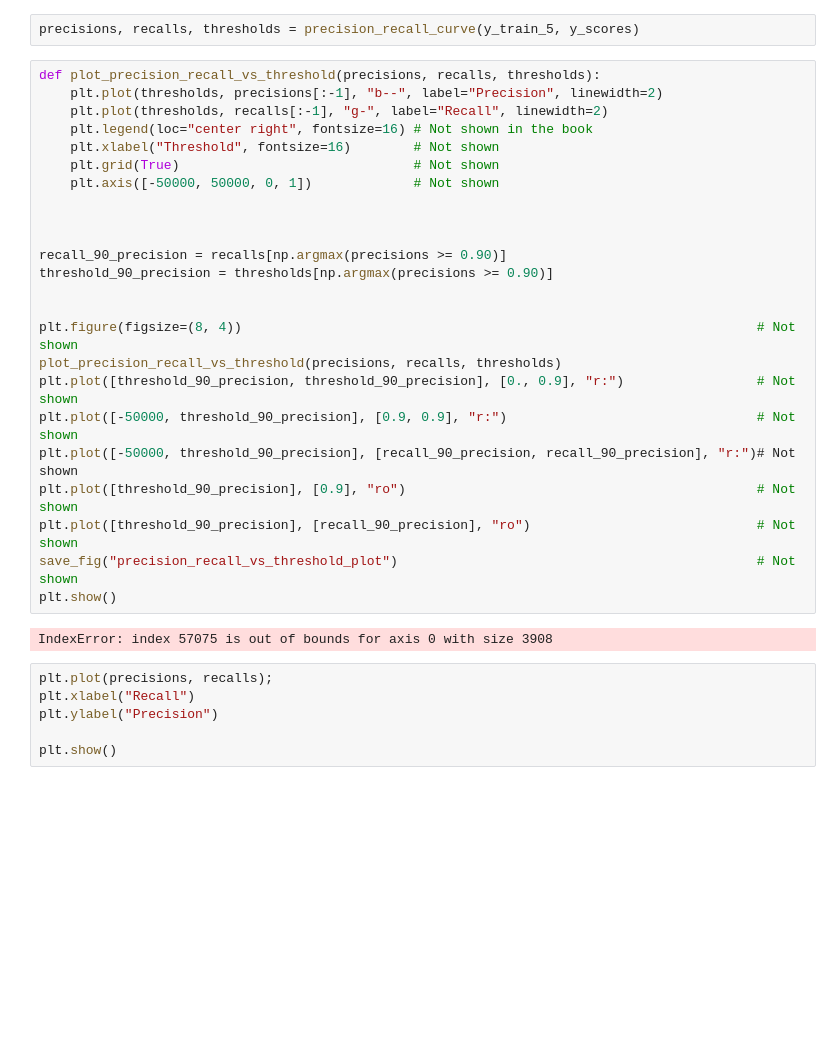
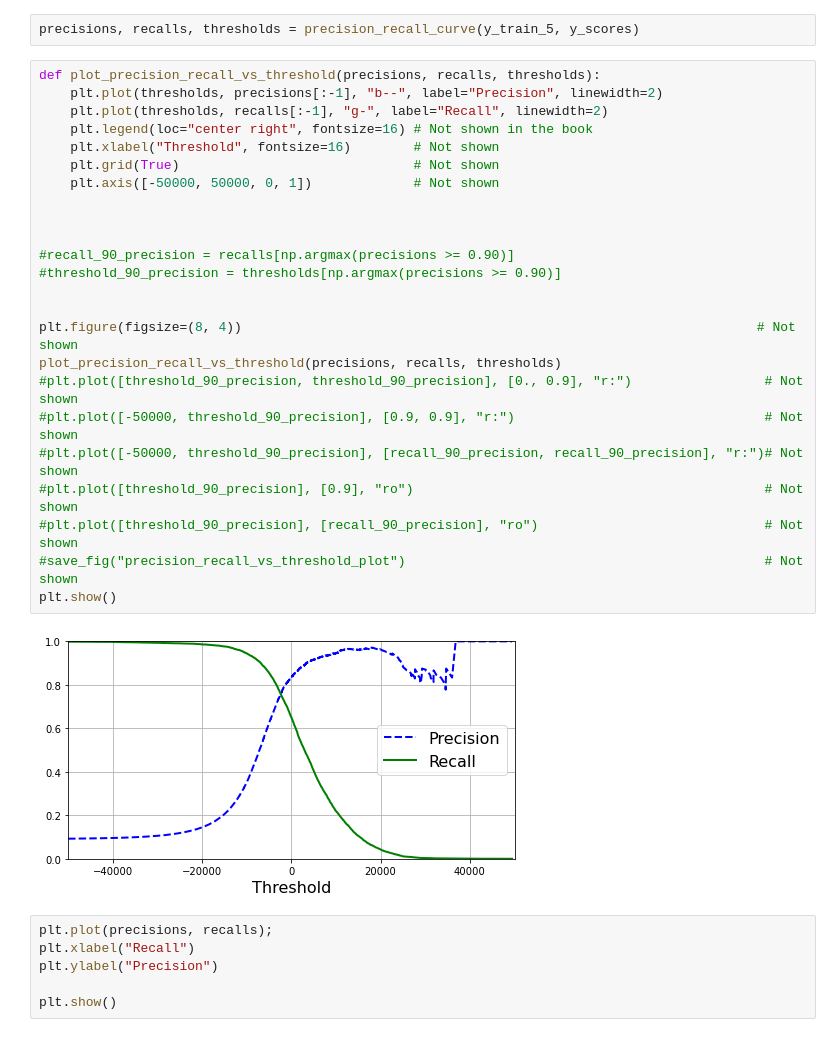
Before and after one commit to JoeOlafs/HandsOnML, a Jupyter notebook: Chapter 3/Chapter 3 - Classification.ipynb, the cells around one changed output. Saved outputs shown, nothing was run; the diff lists cells and outputs as text; blank space fills up the shorter version.

```diff
--- a/Chapter 3/Chapter 3 - Classification.ipynb
+++ b/Chapter 3/Chapter 3 - Classification.ipynb
@@ -210,29 +211,29 @@ precisions, recalls, thresholds = precision_recall_curve(y_train_5, y_scores)
 # %%
 def plot_precision_recall_vs_threshold(precisions, recalls, thresholds):
     plt.plot(thresholds, precisions[:-1], "b--", label="Precision", linewidth=2)
     plt.plot(thresholds, recalls[:-1], "g-", label="Recall", linewidth=2)
     plt.legend(loc="center right", fontsize=16) # Not shown in the book
     plt.xlabel("Threshold", fontsize=16)        # Not shown
     plt.grid(True)                              # Not shown
     plt.axis([-50000, 50000, 0, 1])             # Not shown
 
 
 
-recall_90_precision = recalls[np.argmax(precisions >= 0.90)]
-threshold_90_precision = thresholds[np.argmax(precisions >= 0.90)]
+#recall_90_precision = recalls[np.argmax(precisions >= 0.90)]
+#threshold_90_precision = thresholds[np.argmax(precisions >= 0.90)]
 
 
 plt.figure(figsize=(8, 4))                                                                  # Not shown
 plot_precision_recall_vs_threshold(precisions, recalls, thresholds)
-plt.plot([threshold_90_precision, threshold_90_precision], [0., 0.9], "r:")                 # Not shown
-plt.plot([-50000, threshold_90_precision], [0.9, 0.9], "r:")                                # Not shown
-plt.plot([-50000, threshold_90_precision], [recall_90_precision, recall_90_precision], "r:")# Not shown
-plt.plot([threshold_90_precision], [0.9], "ro")                                             # Not shown
-plt.plot([threshold_90_precision], [recall_90_precision], "ro")                             # Not shown
-save_fig("precision_recall_vs_threshold_plot")                                              # Not shown
+#plt.plot([threshold_90_precision, threshold_90_precision], [0., 0.9], "r:")                 # Not shown
+#plt.plot([-50000, threshold_90_precision], [0.9, 0.9], "r:")                                # Not shown
+#plt.plot([-50000, threshold_90_precision], [recall_90_precision, recall_90_precision], "r:")# Not shown
+#plt.plot([threshold_90_precision], [0.9], "ro")                                             # Not shown
+#plt.plot([threshold_90_precision], [recall_90_precision], "ro")                             # Not shown
+#save_fig("precision_recall_vs_threshold_plot")                                              # Not shown
 plt.show()
 # %% [output]
-IndexError: index 57075 is out of bounds for axis 0 with size 3908
+[figure, added]
 # %%
 plt.plot(precisions, recalls);
 plt.xlabel("Recall")
```
Also changed, not shown: parts of 19 cells of this notebook.
